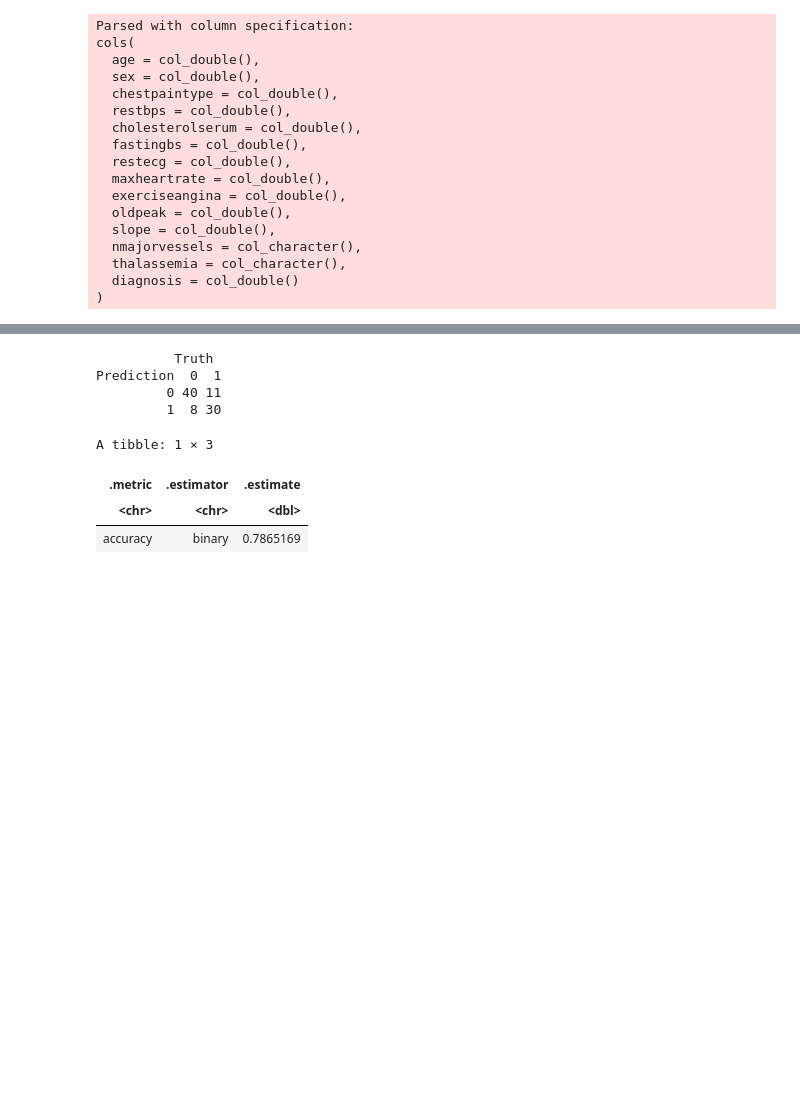
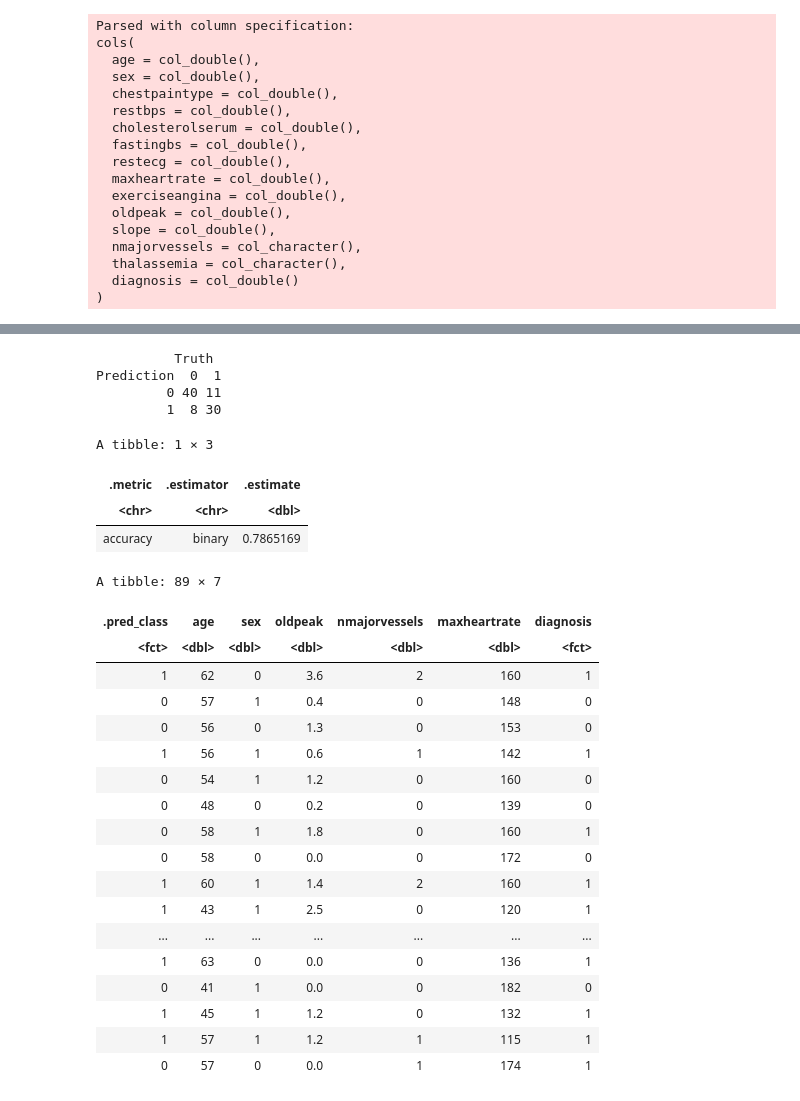
Before and after one commit to laurent-mt/dsci100project, a Jupyter notebook: actualproject.ipynb, the cells around one changed output, grey strips where cells are left out. Drawn from its saved outputs; the diff is of its cells as text; code cells hidden in the pictures; blank space fills up the shorter version.

```diff
--- a/actualproject.ipynb
+++ b/actualproject.ipynb
@@ -106,30 +111,50 @@ heart_fit  <- workflow()                                                    %>%
               add_recipe(heart_recipe)                                      %>%
               add_model(heart_spec)                                         %>%
               fit(data = heart_train)
 
 
 heart_predictions <- predict(heart_fit, heart_test)                         %>%
                      bind_cols(heart_test)
 
 heart_metrics     <- heart_predictions                                      %>%
                      metrics(truth = diagnosis, estimate = .pred_class)     %>%
                      filter(.metric == "accuracy")
 
 heart_conf_mat    <- heart_predictions                                      %>%
                      conf_mat(truth = diagnosis, estimate = .pred_class)
 
 number_accuracy   <- heart_predictions                                      %>%
                      metrics(truth = diagnosis, estimate = .pred_class)     %>%
                      filter(.metric == "accuracy")
 
 heart_conf_mat
 number_accuracy
+heart_predictions
 # %% [output]
           Truth
 Prediction  0  1
          0 40 11
          1  8 30
 A tibble: 1 × 3
 | .metric | .estimator | .estimate |
 | <chr> | <chr> | <dbl> |
 | accuracy | binary | 0.7865169 |
+A tibble: 89 × 7
+| .pred_class | age | sex | oldpeak | nmajorvessels | maxheartrate | diagnosis |
+| <fct> | <dbl> | <dbl> | <dbl> | <dbl> | <dbl> | <fct> |
+| 1 | 62 | 0 | 3.6 | 2 | 160 | 1 |
+| 0 | 57 | 1 | 0.4 | 0 | 148 | 0 |
+| 0 | 56 | 0 | 1.3 | 0 | 153 | 0 |
+| 1 | 56 | 1 | 0.6 | 1 | 142 | 1 |
+| 0 | 54 | 1 | 1.2 | 0 | 160 | 0 |
+| 0 | 48 | 0 | 0.2 | 0 | 139 | 0 |
+| 0 | 58 | 1 | 1.8 | 0 | 160 | 1 |
+| 0 | 58 | 0 | 0.0 | 0 | 172 | 0 |
+| 1 | 60 | 1 | 1.4 | 2 | 160 | 1 |
+| 1 | 43 | 1 | 2.5 | 0 | 120 | 1 |
+| ... | ... | ... | ... | ... | ... | ... |
+| 1 | 63 | 0 | 0.0 | 0 | 136 | 1 |
+| 0 | 41 | 1 | 0.0 | 0 | 182 | 0 |
+| 1 | 45 | 1 | 1.2 | 0 | 132 | 1 |
+| 1 | 57 | 1 | 1.2 | 1 | 115 | 1 |
+| 0 | 57 | 0 | 0.0 | 1 | 174 | 1 |
```
Also changed, not shown: parts of 4 cells of this notebook.
